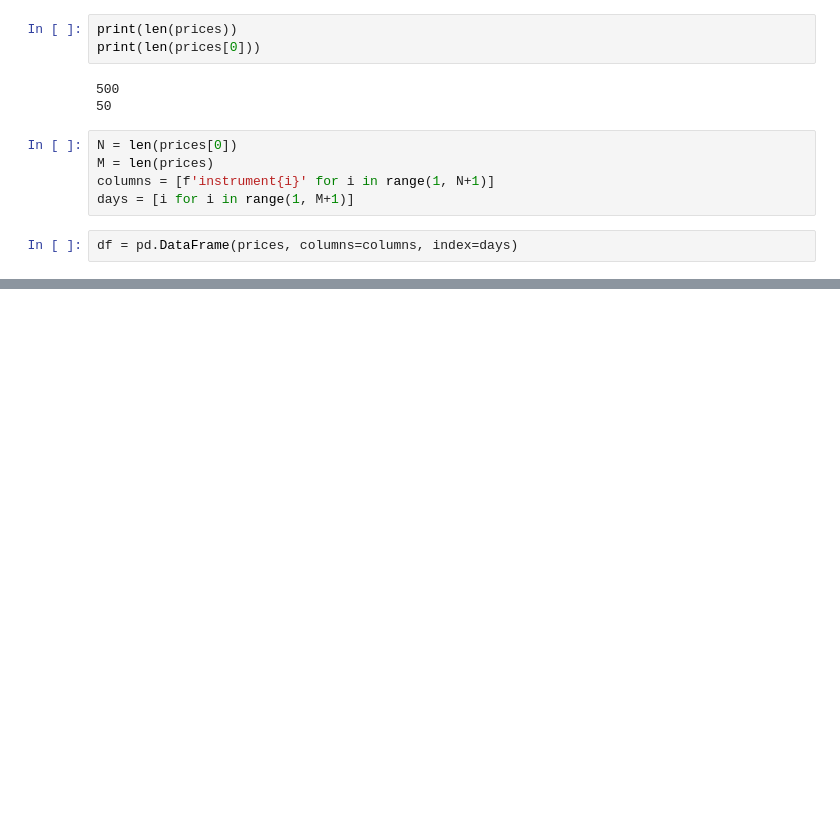
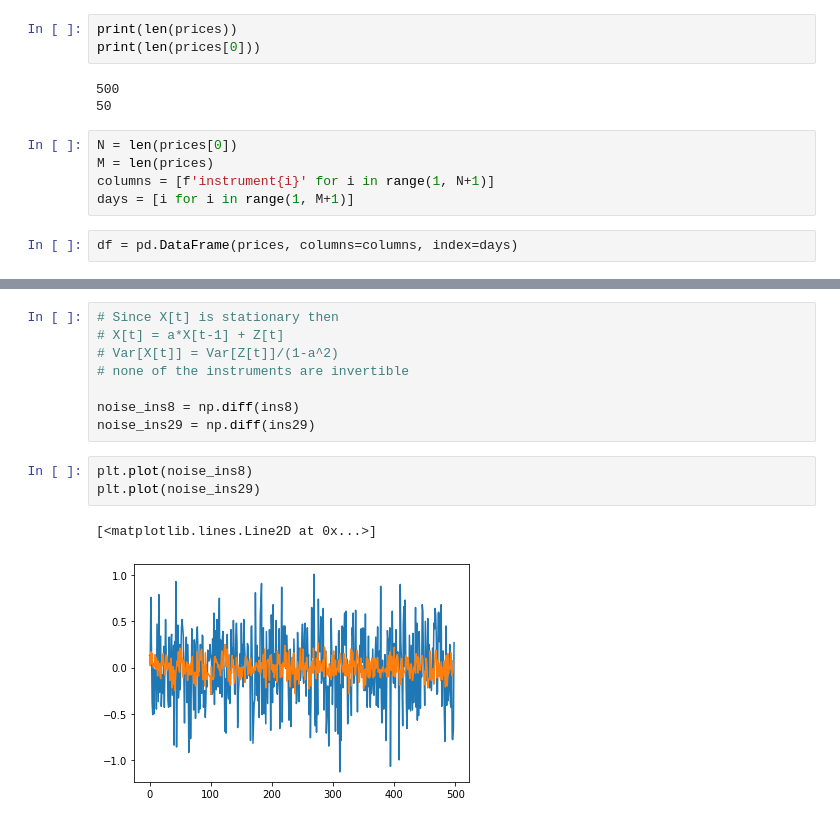
Before and after one commit to junhongliu-317/algothon24-starter-code, a Jupyter notebook: strat.ipynb, the cells around one changed output, grey strips where cells are left out. Drawn from its saved outputs; the diff is of its cells as text; blank space fills up the shorter version.

```diff
--- a/strat.ipynb
+++ b/strat.ipynb
@@ -358,0 +150,14 @@ ins8.mean()
+# %%
+# Since X[t] is stationary then
+# X[t] = a*X[t-1] + Z[t]
+# Var[X[t]] = Var[Z[t]]/(1-a^2)
+# none of the instruments are invertible
+
+noise_ins8 = np.diff(ins8)
+noise_ins29 = np.diff(ins29)
+# %%
+plt.plot(noise_ins8)
+plt.plot(noise_ins29)
+# %% [output]
+[<matplotlib.lines.Line2D at 0x...>]
+[figure, added]
```
Also changed, not shown: parts of 63 cells of this notebook, 1 other file.
